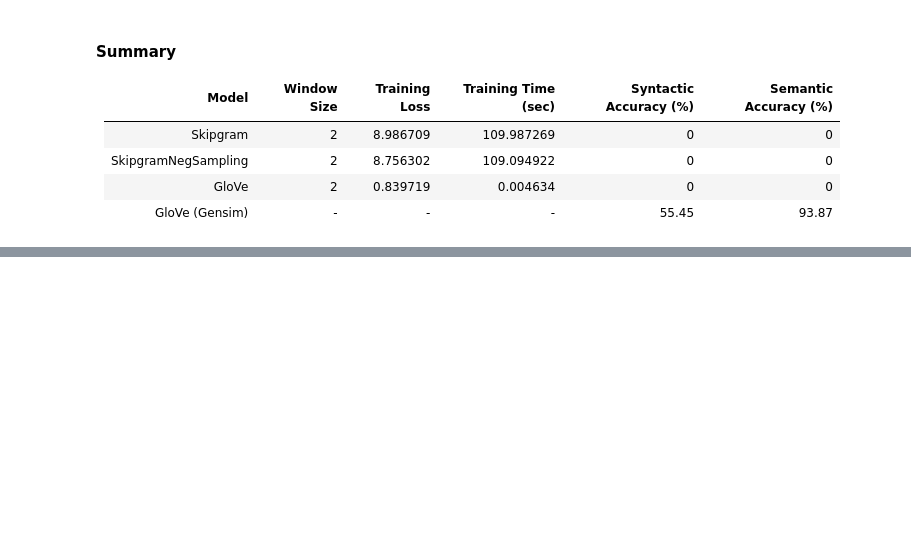
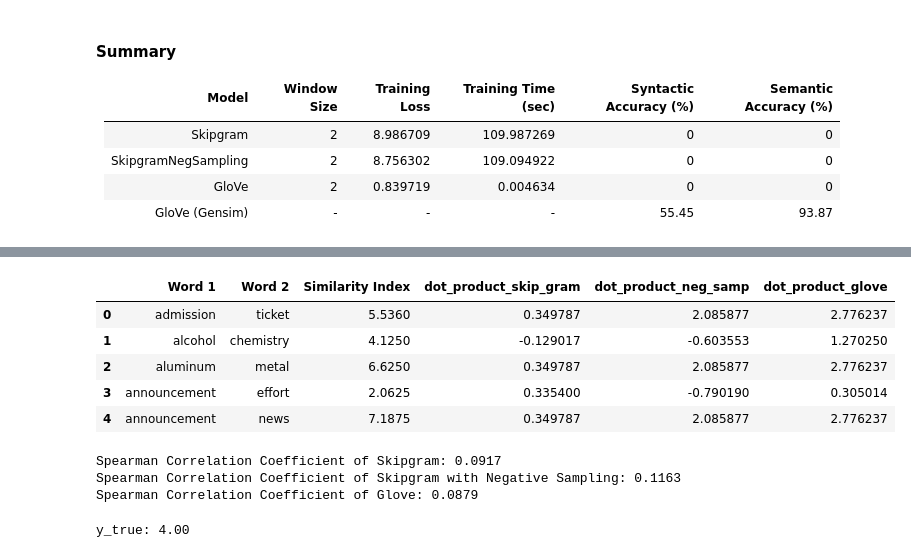
Before and after one commit to sushmi/nlp, a Jupyter notebook: A1/code/a1.ipynb, the cells around one changed output, grey strips where cells are left out. Saved outputs shown, nothing was run; the diff lists cells and outputs as text; code cells hidden in the pictures; blank space fills up the shorter version.

Commit message:
Task 1 and 2 done, model are pickled

```diff
--- a/A1/code/a1.ipynb
+++ b/A1/code/a1.ipynb
@@ -998,16 +1002,16 @@ syntactic_data[:10]
  ['dancing', 'danced', 'hitting', 'hit']]
 # %%
 def get_embed(word, model):
-    try:
-        index = word2index[word]
-    except:
-        index = word2index['<UNK>']
+    # Handle missing words
+    if word not in word2index:
+        word = '<UNK>'
 
-    word = torch.LongTensor([word2index[word]])
+    word_idx = torch.LongTensor([word2index[word]])
 
-    embed_c = model.embedding_center(word)
-    embed_o = model.embedding_outside(word)
-    embed   = (embed_c + embed_o) / 2
+    # Use embedding_v and embedding_u (the actual attribute names in your models)
+    embed_v = model.embedding_v(word_idx)
+    embed_u = model.embedding_u(word_idx)
+    embed = (embed_v + embed_u) / 2
 
     return embed[0][0].item(), embed[0][1].item()
 # %%
@@ -1137,0 +1165,26 @@ https://www.kaggle.com/datasets/julianschelb/wordsim353-crowd/data
+# %%
+for index, row in df.iterrows():
+    word_1 = row['Word 1']
+    word_2 = row['Word 2']
+
+    # get_embed now handles missing words internally by using '<UNK>'
+    embed_1_skip_gram = get_embed(word_1, skipgram_model)
+    embed_2_skip_gram = get_embed(word_2, skipgram_model)
+    embed_1_neg_samp = get_embed(word_1, skip_neg_model)
+    embed_2_neg_samp = get_embed(word_2, skip_neg_model)
+    embed_1_glove = get_embed(word_1, glove_model)
+    embed_2_glove = get_embed(word_2, glove_model)
+
+    # Computing dot product
+    df.at[index, 'dot_product_skip_gram'] = np.dot(embed_1_skip_gram, embed_2_skip_gram)
+    df.at[index, 'dot_product_neg_samp'] = np.dot(embed_1_neg_samp, embed_2_neg_samp)
+    df.at[index, 'dot_product_glove'] = np.dot(embed_1_glove, embed_2_glove)
+
+df.head()
+# %% [output]
+|  | Word 1 | Word 2 | Similarity Index | dot_product_skip_gram | dot_product_neg_samp | dot_product_glove |
+| 0 | admission | ticket | 5.5360 | 0.349787 | 2.085877 | 2.776237 |
+| 1 | alcohol | chemistry | 4.1250 | -0.129017 | -0.603553 | 1.270250 |
+| 2 | aluminum | metal | 6.6250 | 0.349787 | 2.085877 | 2.776237 |
+| 3 | announcement | effort | 2.0625 | 0.335400 | -0.790190 | 0.305014 |
+| 4 | announcement | news | 7.1875 | 0.349787 | 2.085877 | 2.776237 |
@@ -1137,0 +1198,15 @@ https://www.kaggle.com/datasets/julianschelb/wordsim353-crowd/data
+# %%
+print(f"Spearman Correlation Coefficient of Skipgram: {correlation_pos:.4f}")
+print(f"Spearman Correlation Coefficient of Skipgram with Negative Sampling: {correlation_neg:.4f}")
+print(f"Spearman Correlation Coefficient of Glove: {correlation_glove:.4f}")
+# %% [output]
+Spearman Correlation Coefficient of Skipgram: 0.0917
+Spearman Correlation Coefficient of Skipgram with Negative Sampling: 0.1163
+Spearman Correlation Coefficient of Glove: 0.0879
+# %%
+# Finding y_true based on the mean of similarity index in the df
+y_true = df['Similarity Index'].mean()
+
+print(f"y_true: {y_true:.2f}")
+# %% [output]
+y_true: 4.00
```
Also changed, not shown: parts of 14 cells of this notebook, 5 other files.
